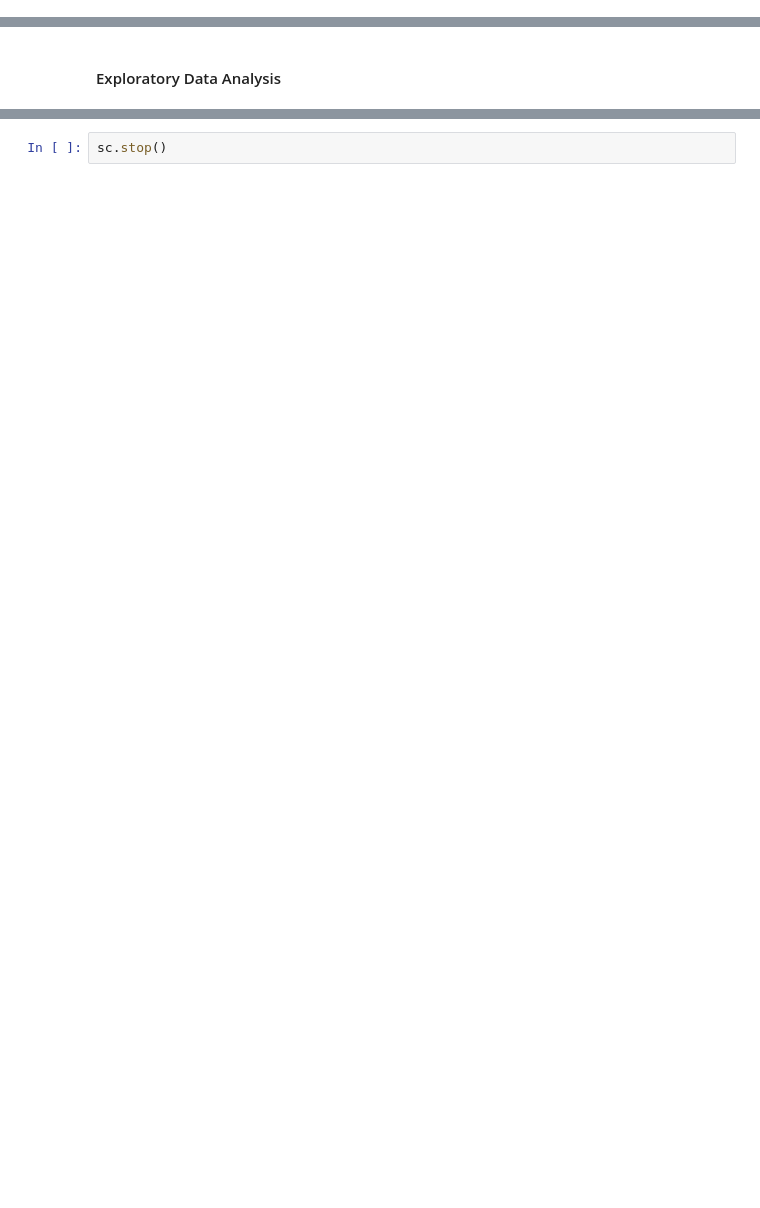
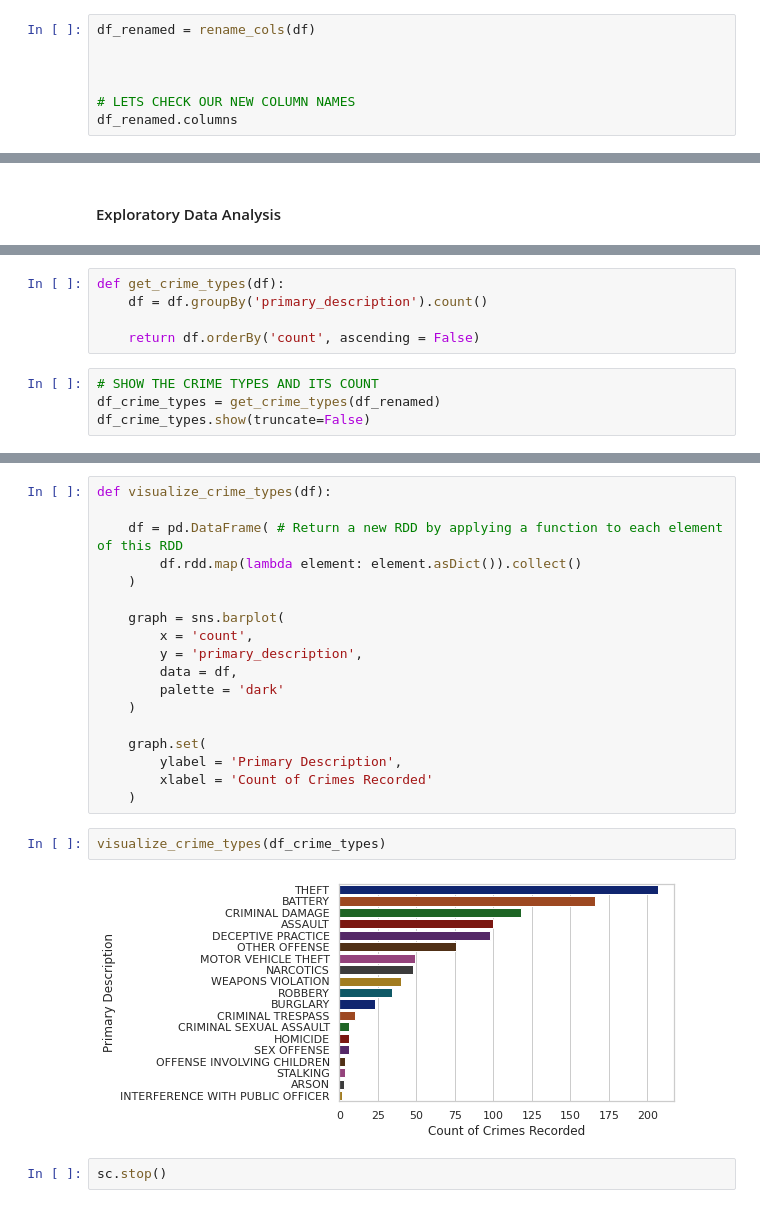
Before and after one commit to iamAngelSH/Data-Science-Portfolio, a Jupyter notebook: ChicagoCrime_pyspark/ChicagoCrime_PySpark.ipynb, the cells around one changed output, grey strips where cells are left out. Cells and saved outputs as stored; diff of their text form; blank space fills up the shorter version.

Commit message:
Renamed Columns : Added Visuals

```diff
--- a/ChicagoCrime_pyspark/ChicagoCrime_PySpark.ipynb
+++ b/ChicagoCrime_pyspark/ChicagoCrime_PySpark.ipynb
@@ -155,0 +181,7 @@ Now that we have the columns we want to work with, here is a small description o
+# %%
+df_renamed = rename_cols(df)
+
+
+
+# LETS CHECK OUR NEW COLUMN NAMES
+df_renamed.columns
@@ -184,0 +264,9 @@ print(f'Number of rows: {GET_DIMENSIONS(df)[0]} \nNumber of columns: {GET_DIMENS
+# %%
+def get_crime_types(df):
+    df = df.groupBy('primary_description').count()
+
+    return df.orderBy('count', ascending = False)
+# %%
+# SHOW THE CRIME TYPES AND ITS COUNT
+df_crime_types = get_crime_types(df_renamed)
+df_crime_types.show(truncate=False)
@@ -185,2 +300,24 @@ print(f'Number of rows: {GET_DIMENSIONS(df)[0]} \nNumber of columns: {GET_DIMENS
+# %%
+def visualize_crime_types(df):
+
+    df = pd.DataFrame( # Return a new RDD by applying a function to each element of this RDD
+        df.rdd.map(lambda element: element.asDict()).collect()
+    )
+
+    graph = sns.barplot(
+        x = 'count',
+        y = 'primary_description',
+        data = df,
+        palette = 'dark'
+    )
+
+    graph.set(
+        ylabel = 'Primary Description',
+        xlabel = 'Count of Crimes Recorded'
+    )
+# %%
+visualize_crime_types(df_crime_types)
+# %% [output]
+[figure, added]
 # %%
 sc.stop()
```
Also changed, not shown: parts of 13 cells of this notebook.
